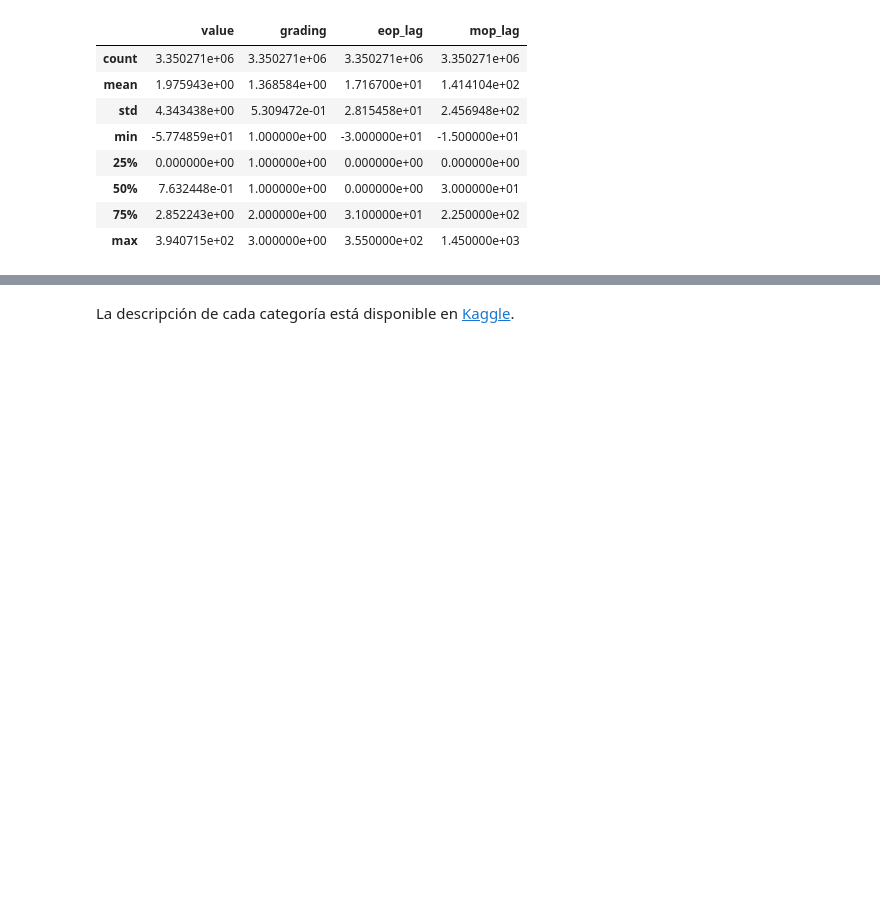
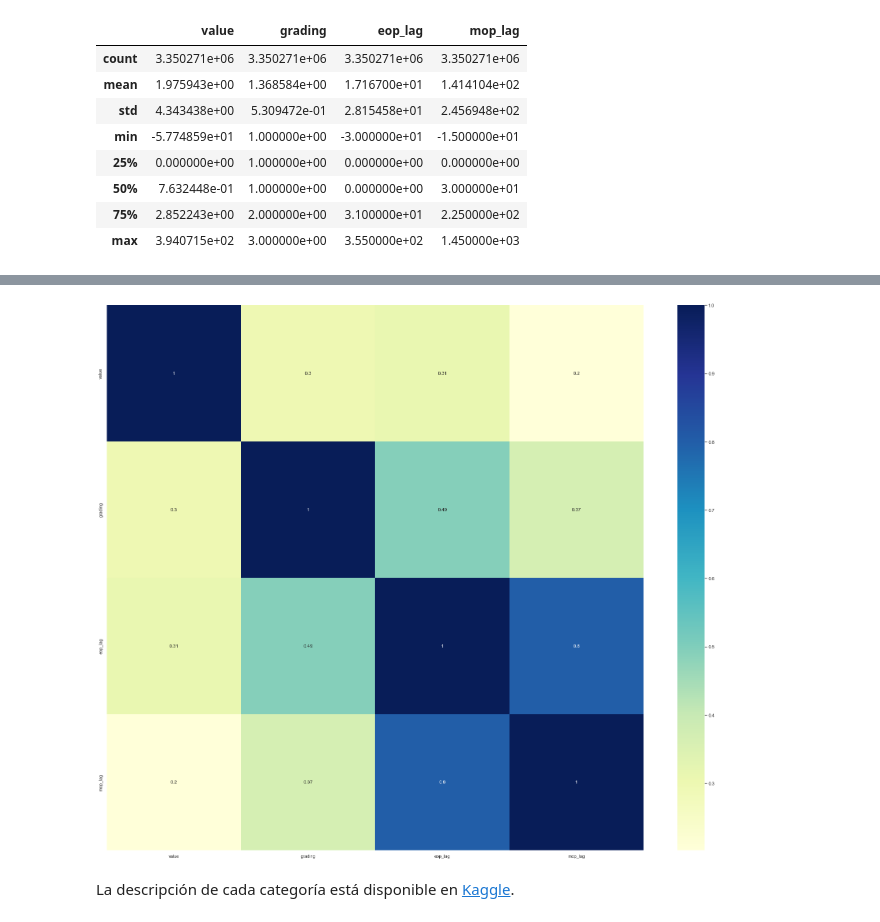
Before and after one commit to victormlgh/ModelajePredictivoOptimizacion, a Jupyter notebook: Semana5/mixedmodel.ipynb, the cells around one changed output, grey strips where cells are left out. Cells and saved outputs as stored; diff of their text form; code cells hidden in the pictures; blank space fills up the shorter version.

```diff
--- a/Semana5/mixedmodel.ipynb
+++ b/Semana5/mixedmodel.ipynb
@@ -68,3 +76,10 @@ df.describe()
+# %%
+plt.figure(figsize = (30, 25))
+sns.heatmap(df[['value', 'grading',
+       'eop_lag', 'mop_lag']].corr(), annot = True, cmap="YlGnBu")
+plt.show()
+# %% [output]
+[figure, added]
 # %% [markdown]
 La descripción de cada categoría está disponible en <a href='https://www.kaggle.com/datasets/macrosynergy/fixed-income-returns-and-macro-trends'>Kaggle</a>.
 # %% [markdown]
```
Also changed, not shown: parts of 17 cells of this notebook.
